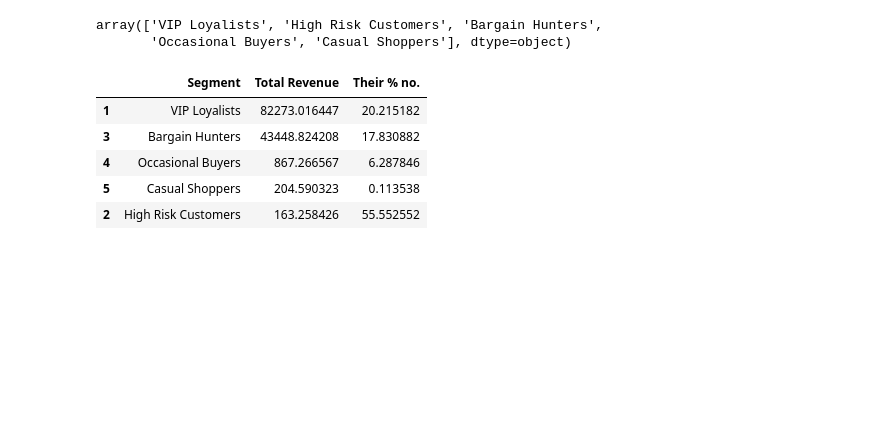
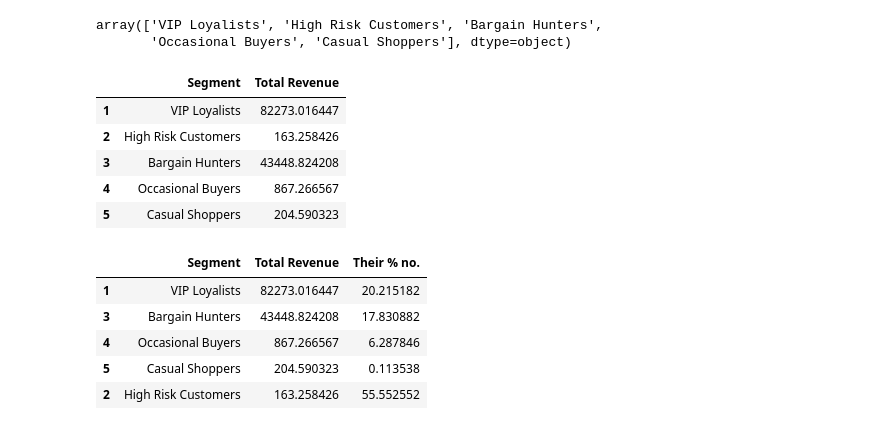
Before and after one commit to akshatsinha2027/Customer-360, a Jupyter notebook: Customer Clustering.ipynb, the cells around one changed output. Saved outputs shown, nothing was run; the diff lists cells and outputs as text; code cells hidden in the pictures; blank space fills up the shorter version.

Commit message:
Extracting the final insights & inferences after segmentation

```diff
--- a/Customer Clustering.ipynb
+++ b/Customer Clustering.ipynb
@@ -197,5 +197,14 @@ for i in range(u.shape[0]):
     y.append([flag,revenue])
 # %%
 y=pd.DataFrame(y,columns=('Segment','Total Revenue')).drop(0)
+# %%
+y
+# %% [output]
+|  | Segment | Total Revenue |
+| 1 | VIP Loyalists | 82273.016447 |
+| 2 | High Risk Customers | 163.258426 |
+| 3 | Bargain Hunters | 43448.824208 |
+| 4 | Occasional Buyers | 867.266567 |
+| 5 | Casual Shoppers | 204.590323 |
 # %%
 y['Their % no.']=t[1],t[0],t[2],t[3],t[4]
```
Also changed, not shown: parts of 3 cells of this notebook.
